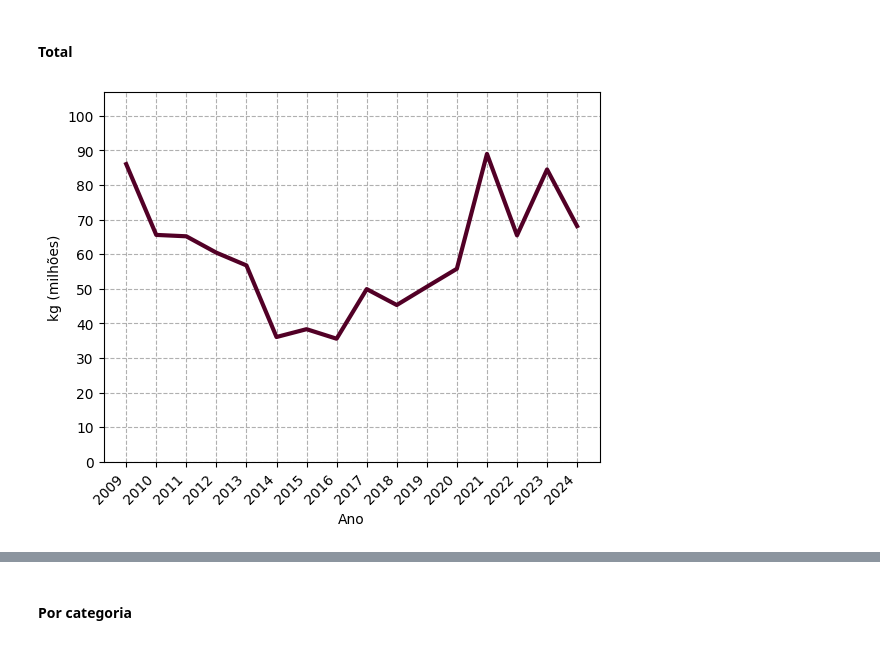
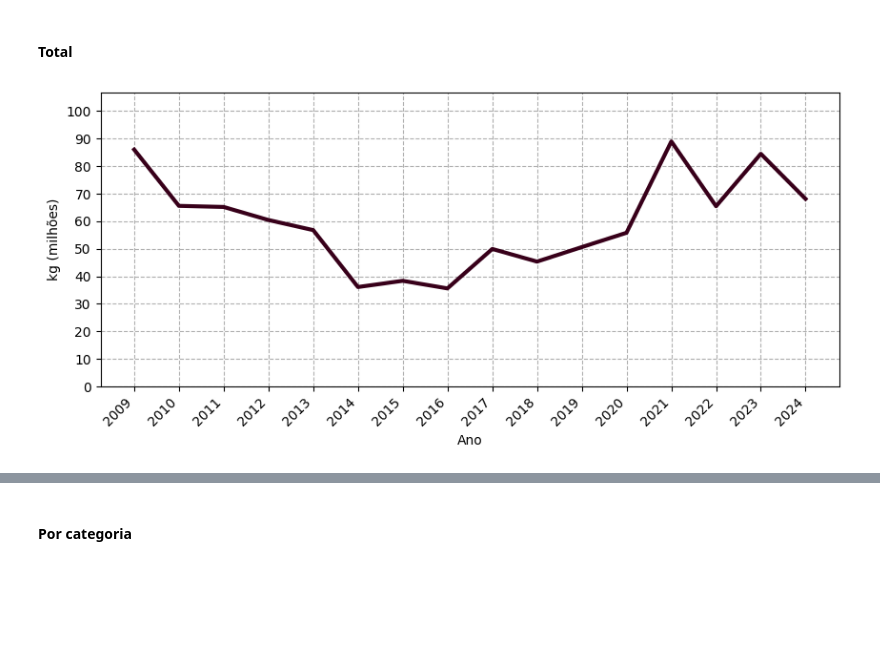
Before and after one commit to victoria-menezes/fiap-data-analytics, a Jupyter notebook: Challenge/3.1.graphing-wine.ipynb, the cells around one changed output, grey strips where cells are left out. Cells and saved outputs as stored; diff of their text form; code cells hidden in the pictures; blank space fills up the shorter version.

Commit message:
Initial graphs

```diff
--- a/Challenge/3.1.graphing-wine.ipynb
+++ b/Challenge/3.1.graphing-wine.ipynb
@@ -71,7 +71,8 @@ my.set_axes_cycler(cycler_main)
 line_width = 3
 size = (10,6)
 size_stretch = (6,10)
-size_squash = (18,4)
+size_squash = (10,3)
+size_squash_mild = (10,4)
 # %% [markdown]
 # Processing
 # %%
@@ -474,16 +477,21 @@ df_exports_by_country_by_type_ri
 # %% [markdown]
 #### Total
 # %%
-fig, ax = plt.subplots()
+# fig, ax = plt.subplots()
+fig = my.set_figsize(size_squash_mild)
 df = df_exports_total_by_year
 plt.plot('ano', 'kg', data=df, label=None, linewidth=line_width)
 max = df_exports_total_by_year.max()['kg']
+ax = plt.gca()
+
 my.set_y_lim(df, 'kg')
 my.set_labels('Ano', 'kg (milhões)')
 my.ticks_on_years(ax)
 my.ticks_per_interval(ax,10,0,'y')
 my.rotate_label()
 
 my.add_grid(ax)
+
+my.export_fig(f'{suffix}_total')
 # %% [output]
-[figure, old version]
+[figure, new version]
```
Also changed, not shown: parts of 34 cells of this notebook, 20 other files.
